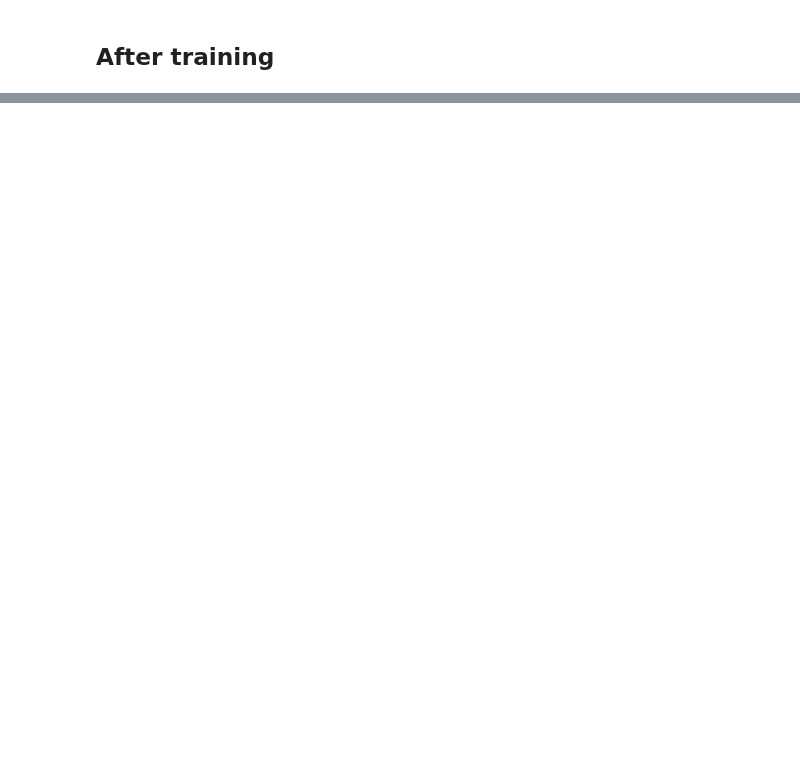
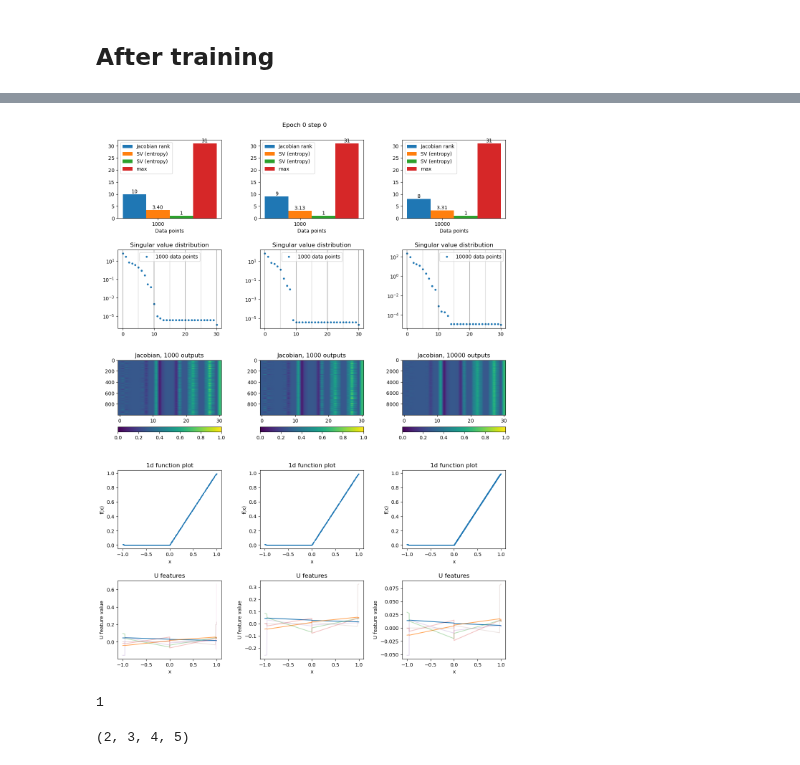
Before and after one commit to LRudL/dots, a Jupyter notebook: notebooks/u_features_exploration2.ipynb, the cells around one changed output, grey strips where cells are left out. Cells and saved outputs as stored; diff of their text form; code cells hidden in the pictures; blank space fills up the shorter version.

```diff
--- a/notebooks/u_features_exploration2.ipynb
+++ b/notebooks/u_features_exploration2.ipynb
@@ -22,6 +25,7 @@ from dots.experiment import get_train_state, get_config_dataset
 # Simple test of plotting during training
 # %%
 ts = get_train_state("../configs/models/mlp-relu-good.yml")
+ds = tensor_of_dataset(get_config_dataset("../configs/models/mlp-relu-good.yml"))
 # %% [output]
 Warning: coerced string '[10]' to list
 Warning: coerced string '[32, 128, 512]' to list
@@ -60,0 +68,8 @@ plot_1d_fn(ts.model)
+# %%
+trainplot_1d(ts, ds, range_batch(-1, 1, 1000), range_batch(-1, 1, 10000))
+# %% [output]
+[figure, added]
+# %%
+ts.model.singular_value_rank(range_batch(-1, 1, 1000), method="heuristic")
+# %% [output]
+1
@@ -60,0 +79,4 @@ plot_1d_fn(ts.model)
+# %%
+func(1, 2, 3,4, 5)
+# %% [output]
+(2, 3, 4, 5)
```
Also changed, not shown: parts of 10 cells of this notebook, 1 other file.
